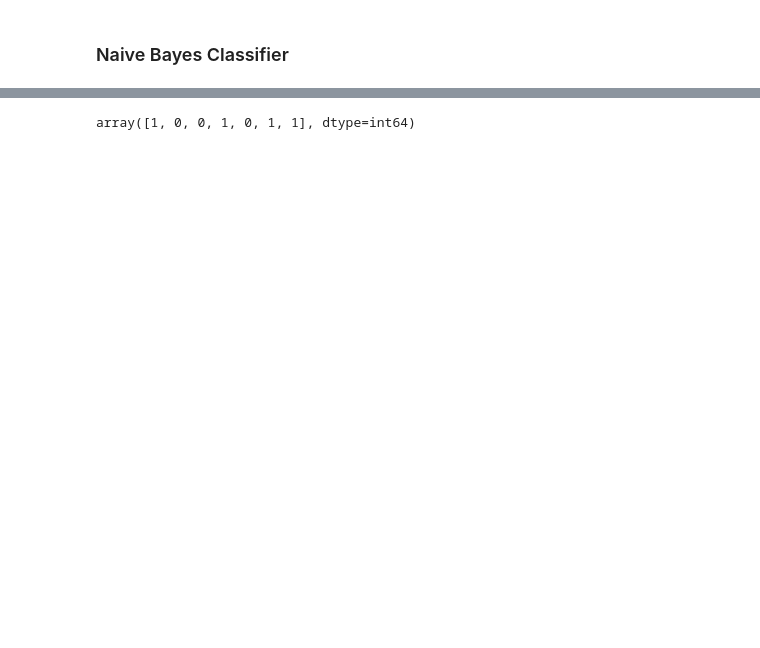
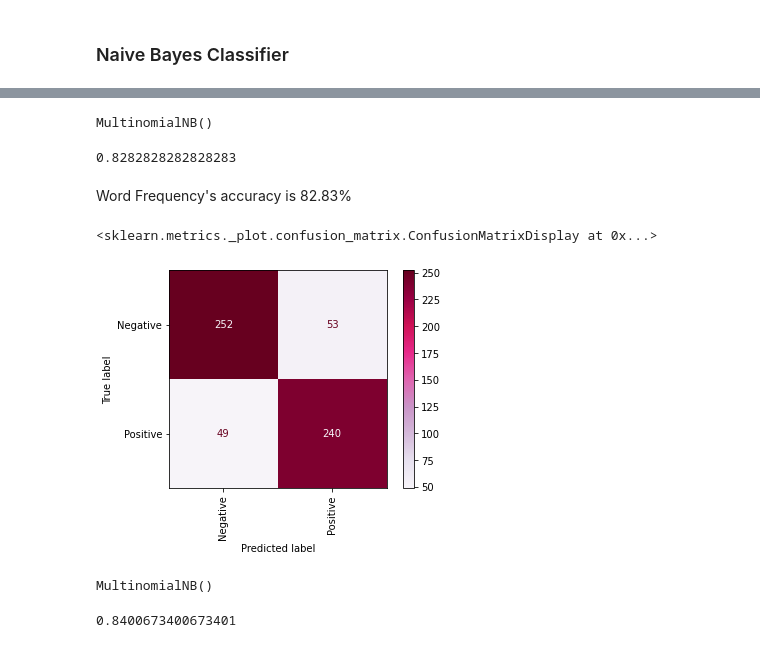
Before and after one commit to acmloria/DM2021-Lab1-Homework, a Jupyter notebook: DM2021-Lab1-Homework.ipynb, the cells around one changed output, grey strips where cells are left out. Drawn from its saved outputs; the diff is of its cells as text; code cells hidden in the pictures; blank space fills up the shorter version.

```diff
--- a/DM2021-Lab1-Homework.ipynb
+++ b/DM2021-Lab1-Homework.ipynb
@@ -1557,16 +1354,0 @@ The accuracy for this Naive Classifier (with TF_IDF) is:  80.99 %
-# %%
-examples = ['Excellent place.',   #Should be 1
-            'Horrible food.',     #Should be 0
-            'Bad performances all around.',  #Should be 0
-            '10/10 would definitely come again', #Should be 1
-            'This is the worst product i have bought this month.',  #Should be 0
-            'I was surprised with the quality.', #Should be 1
-            'The price was not reasonable at all.' #Should be 0
-           ]
-
-doc_term_matrix2 = tfidf_vectorizer.transform(examples)
-naive_classifier2.predict(doc_term_matrix2)
-
-#With the same examples as the previous classifier, we got the same 6 corrects and the last one incorrect.
-# %% [output]
-array([1, 0, 0, 1, 0, 1, 1], dtype=int64)
@@ -1572,0 +1362,33 @@ array([1, 0, 0, 1, 0, 1, 1], dtype=int64)
+# %%
+#Model 1, prepare performance evaluation from data counts, train size=0.8, test size=0.2
+x_train, x_test, y_train, y_test = train_test_split(df_counts, df.score, test_size=0.2)
+
+model_counts = MultinomialNB()
+model_counts.fit(x_train, y_train)
+# %% [output]
+MultinomialNB()
+# %%
+#Model 1, Accuracy score
+model_counts.score(x_test, y_test)
+# %% [output]
+0.8282828282828283
+# %% [markdown]
+Word Frequency's accuracy is 82.83%
+# %%
+plot_confusion_matrix(model_counts, x_test, y_test, display_labels=['Negative', 'Positive'], cmap="PuRd", xticks_rotation='vertical')
+# %% [output]
+<sklearn.metrics._plot.confusion_matrix.ConfusionMatrixDisplay at 0x...>
+[figure, added]
+# %%
+#Model 2, prepare performance evaluation from data counts, train size=0.8, test size=0.2
+x_train, x_test, y_train, y_test = train_test_split(tfidf_matrix, df.score, test_size=0.2)
+
+model_counts = MultinomialNB()
+model_counts.fit(x_train, y_train)
+# %% [output]
+MultinomialNB()
+# %%
+#Model 2, Accuracy score
+model_counts.score(x_test, y_test)
+# %% [output]
+0.8400673400673401
```
Also changed, not shown: parts of 26 cells of this notebook.
